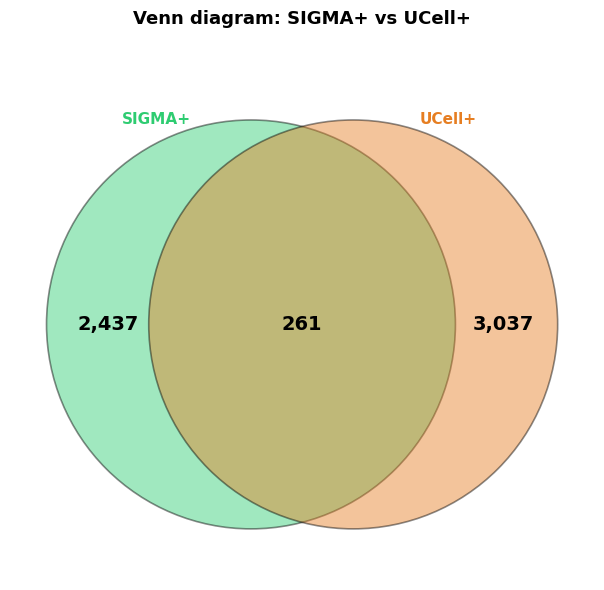
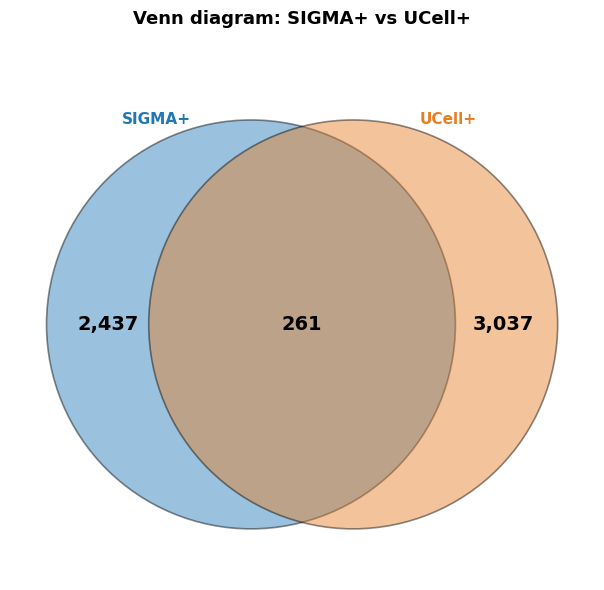
Code edit (unified diff) that turned the first committed figure into the second:
--- before
+++ after
@@ -26,5 +26,5 @@
 fig, ax = plt.subplots(figsize=(7, 6))
 
-c1 = plt.Circle((0.43, 0.5), 0.28, color=GREEN, alpha=0.45, ec="black", lw=1.2)
+c1 = plt.Circle((0.43, 0.5), 0.28, color=BLUE, alpha=0.45, ec="black", lw=1.2)
 c2 = plt.Circle((0.57, 0.5), 0.28, color=ORANGE, alpha=0.45, ec="black", lw=1.2)
 ax.add_patch(c1)
@@ -39,5 +39,5 @@
 
 ax.text(0.30, 0.78, "SIGMA+", ha="center", va="center",
-    fontsize=11, fontweight="bold", color=GREEN)
+    fontsize=11, fontweight="bold", color=BLUE)
 ax.text(0.70, 0.78, "UCell+", ha="center", va="center",
     fontsize=11, fontweight="bold", color=ORANGE)
@@ -50,5 +50,5 @@
 
 plt.tight_layout()
-# fig.savefig("figures/SUP2-A.svg", bbox_inches="tight", dpi=300)
-fig.savefig("figures/SUP2-A.pdf", bbox_inches="tight", dpi=300)
+# fig.savefig("figures/SUP2-A.svg", bbox_inches="tight", dpi=500)
+fig.savefig("figures/SUP2-A.pdf", bbox_inches="tight", dpi=500)
 plt.show()

Commit: new figure pdf